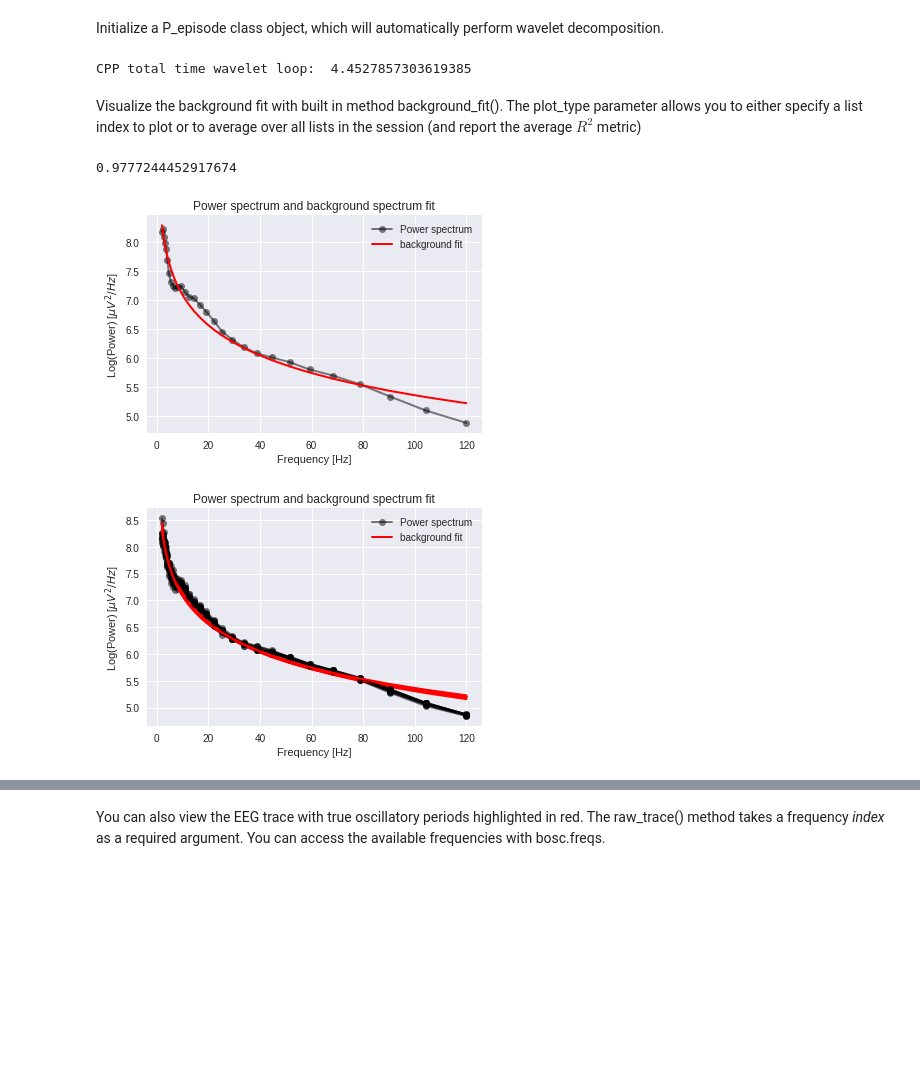
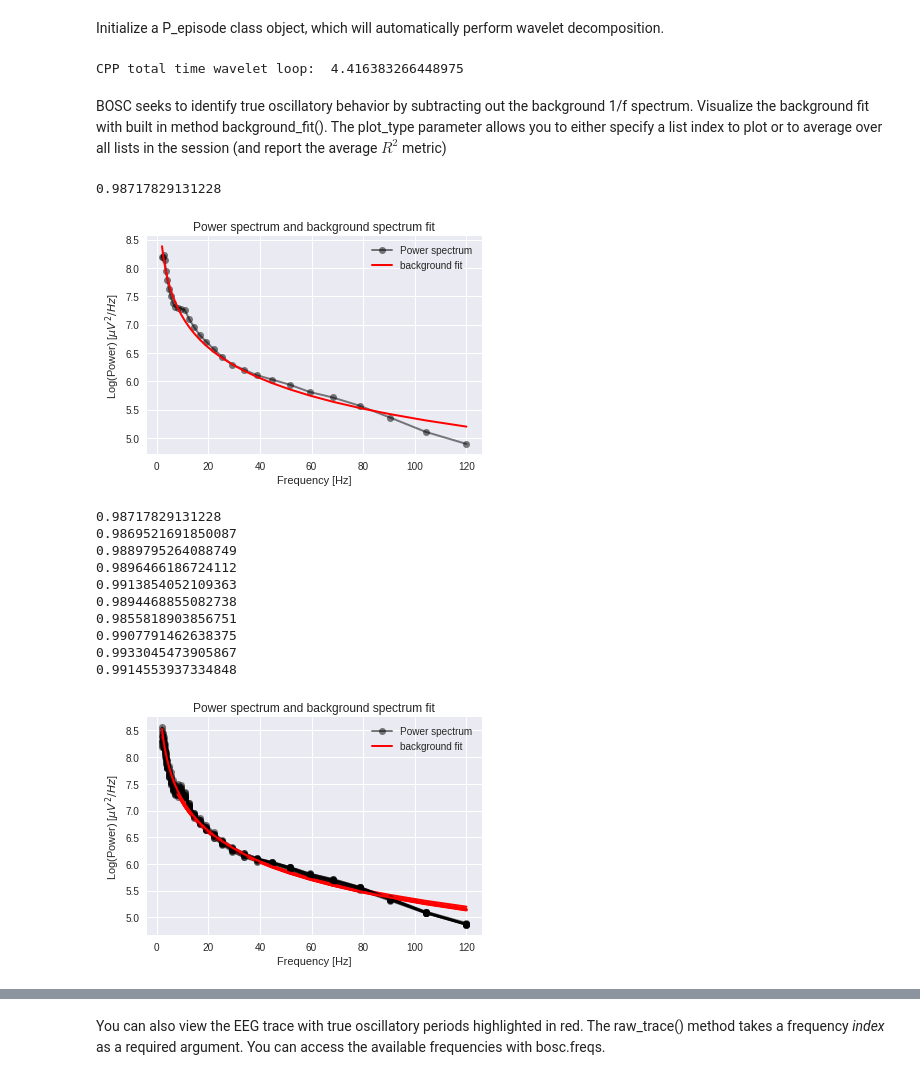
Before and after one commit to jrudoler/cmlcode, a Jupyter notebook: BOSC/P_episode_Tutorial.ipynb, the cells around one changed output, grey strips where cells are left out. Drawn from its saved outputs; the diff is of its cells as text; code cells hidden in the pictures; blank space fills up the shorter version.

```diff
--- a/BOSC/P_episode_Tutorial.ipynb
+++ b/BOSC/P_episode_Tutorial.ipynb
@@ -53,22 +46,33 @@ Type:           type
 # %% [markdown]
 Initialize a P_episode class object, which will automatically perform wavelet decomposition.
 # %%
-bosc = pep.P_episode(all_events, bip, event_type='REC_WORD', relstart = 300, relstop = 1301, width=5, sr=bip.samplerate.values,
+bosc = pep.P_episode(all_events, bip, event_type='WORD', relstart = 300, relstop = 1301, width=5, sr=bip.samplerate.values,
                      lowfreq=2, highfreq=120, numfreqs=30, percentthresh=.95, numcyclesthresh=3)
 # %% [output]
-CPP total time wavelet loop:  4.4527857303619385
+CPP total time wavelet loop:  4.416383266448975
 # %% [markdown]
-Visualize the background fit with built in method background_fit(). The plot_type parameter allows you to either specify a list index to plot or to average over all lists in the session (and report the average $R^2$ metric)
+BOSC seeks to identify true oscillatory behavior by subtracting out the background 1/f spectrum. Visualize the background fit with built in method background_fit(). The plot_type parameter allows you to either specify a list index to plot or to average over all lists in the session (and report the average $R^2$ metric)
 # %%
 bosc.background_fit('list', 0)
 # %% [output]
-0.9777244452917674
+0.98717829131228
-[figure, old version]
+[figure, new version]
 # %%
 for i in range(10):
-    bosc.background_fit('list', i)
+    r2 = bosc.background_fit('list', i)
+    print(r2)
 # %% [output]
+0.98717829131228
+0.9869521691850087
+0.9889795264088749
+0.9896466186724112
+0.9913854052109363
+0.9894468855082738
+0.9855818903856751
+0.9907791462638375
+0.9933045473905867
+0.9914553937334848
-[figure, old version]
+[figure, new version]
 # %%
 bosc.background_fit('session')
 # %% [output]
```
Also changed, not shown: parts of 17 cells of this notebook, 1 other file.
